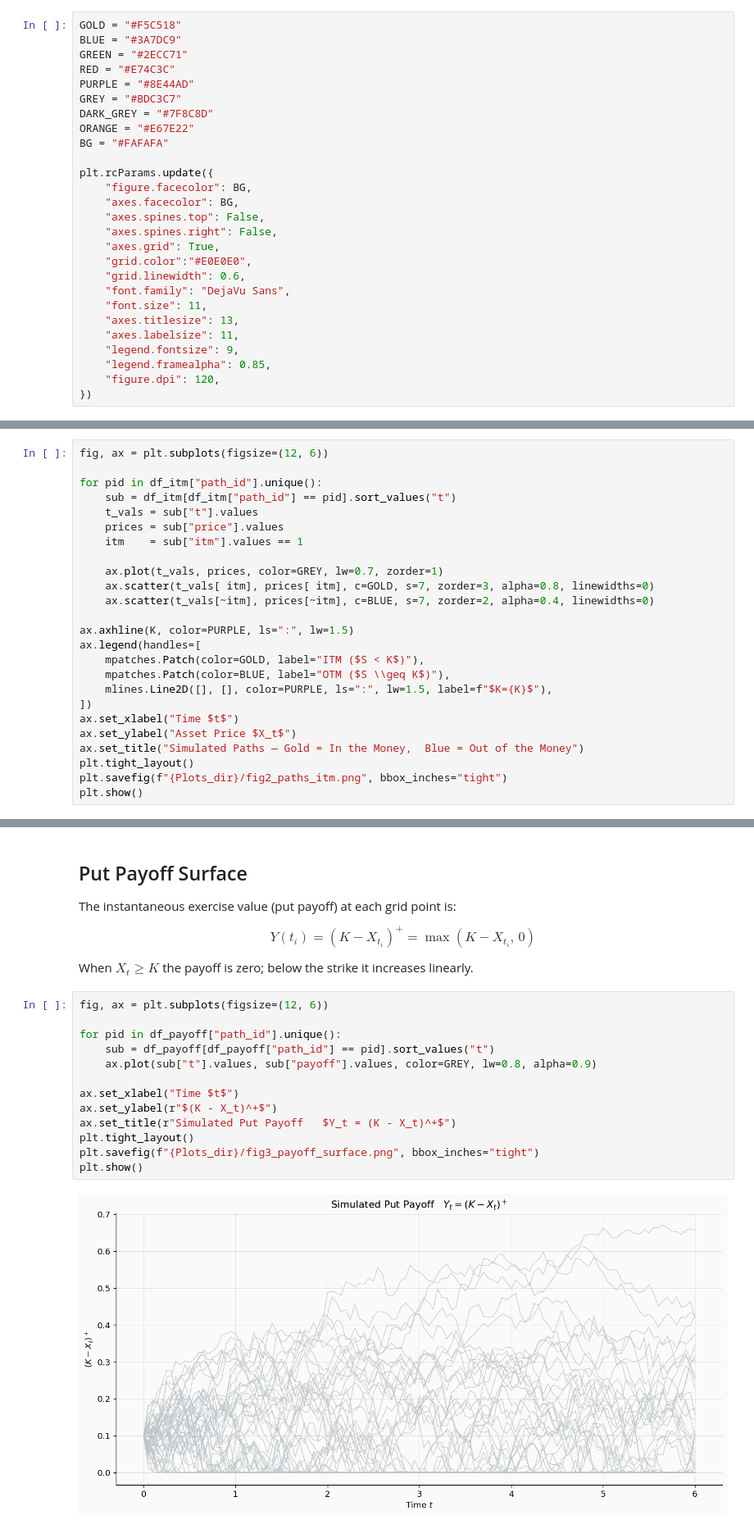
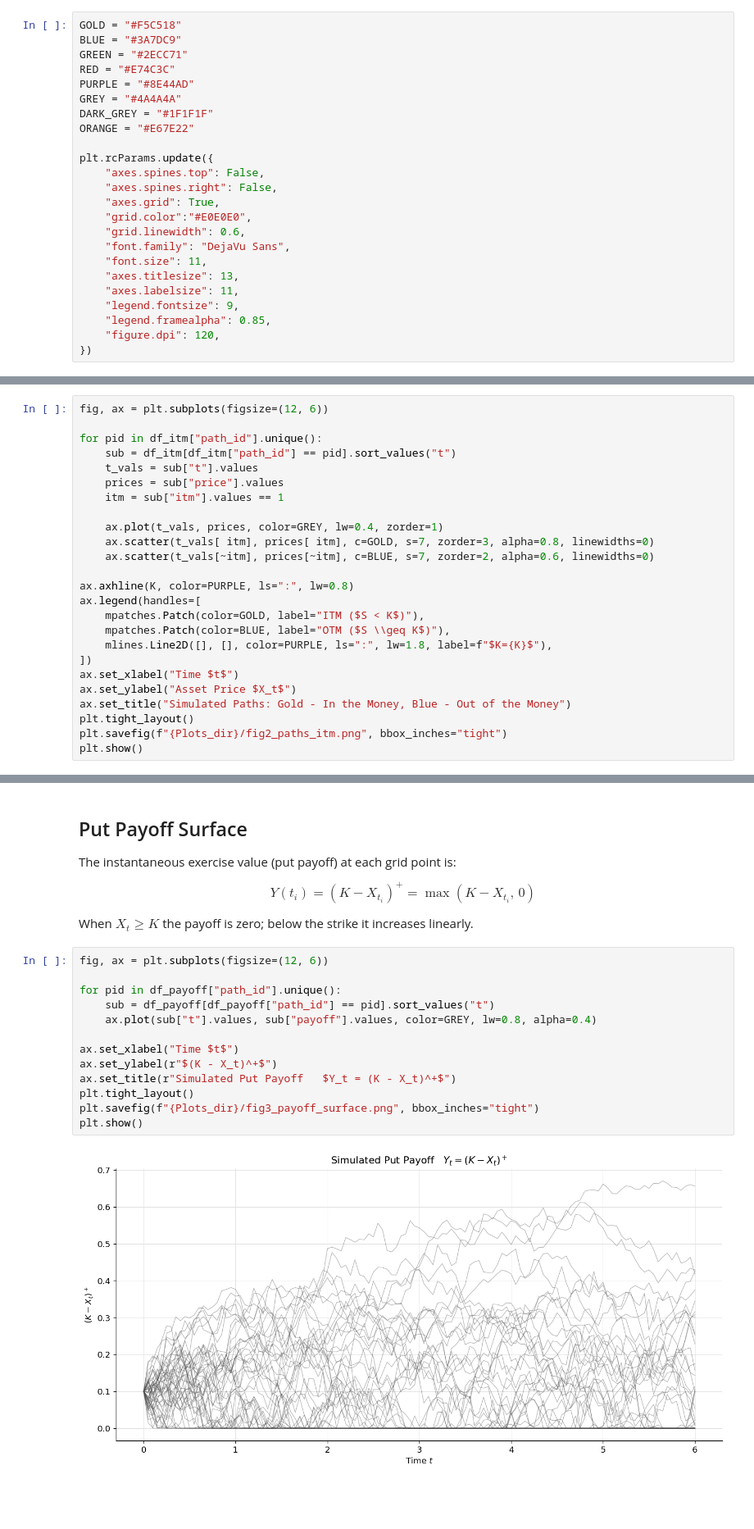
Before and after one commit to Hemasrikar/LSM-pricer, a Jupyter notebook: Analysis_plots.ipynb, the cells around one changed output, grey strips where cells are left out. Shown at 82% size. Saved outputs shown, nothing was run; the diff lists cells and outputs as text; blank space fills up the shorter version.

```diff
--- a/Analysis_plots.ipynb
+++ b/Analysis_plots.ipynb
@@ -36,14 +36,11 @@ BLUE = "#3A7DC9"
 GREEN = "#2ECC71"
 RED = "#E74C3C"
 PURPLE = "#8E44AD"
-GREY = "#BDC3C7"
-DARK_GREY = "#7F8C8D"
+GREY = "#4A4A4A"
+DARK_GREY = "#1F1F1F"
 ORANGE = "#E67E22"
-BG = "#FAFAFA"
 
 plt.rcParams.update({
-    "figure.facecolor": BG,
-    "axes.facecolor": BG,
     "axes.spines.top": False,
     "axes.spines.right": False,
     "axes.grid": True,
@@ -149,21 +146,21 @@ for pid in df_itm["path_id"].unique():
     sub = df_itm[df_itm["path_id"] == pid].sort_values("t")
     t_vals = sub["t"].values
     prices = sub["price"].values
-    itm    = sub["itm"].values == 1
+    itm = sub["itm"].values == 1
 
-    ax.plot(t_vals, prices, color=GREY, lw=0.7, zorder=1)
+    ax.plot(t_vals, prices, color=GREY, lw=0.4, zorder=1)
     ax.scatter(t_vals[ itm], prices[ itm], c=GOLD, s=7, zorder=3, alpha=0.8, linewidths=0)
-    ax.scatter(t_vals[~itm], prices[~itm], c=BLUE, s=7, zorder=2, alpha=0.4, linewidths=0)
+    ax.scatter(t_vals[~itm], prices[~itm], c=BLUE, s=7, zorder=2, alpha=0.6, linewidths=0)
 
-ax.axhline(K, color=PURPLE, ls=":", lw=1.5)
+ax.axhline(K, color=PURPLE, ls=":", lw=0.8)
 ax.legend(handles=[
     mpatches.Patch(color=GOLD, label="ITM ($S < K$)"),
     mpatches.Patch(color=BLUE, label="OTM ($S \\geq K$)"),
-    mlines.Line2D([], [], color=PURPLE, ls=":", lw=1.5, label=f"$K={K}$"),
+    mlines.Line2D([], [], color=PURPLE, ls=":", lw=1.8, label=f"$K={K}$"),
 ])
 ax.set_xlabel("Time $t$")
 ax.set_ylabel("Asset Price $X_t$")
-ax.set_title("Simulated Paths — Gold = In the Money,  Blue = Out of the Money")
+ax.set_title("Simulated Paths: Gold - In the Money, Blue - Out of the Money")
 plt.tight_layout()
 plt.savefig(f"{Plots_dir}/fig2_paths_itm.png", bbox_inches="tight")
 plt.show()
@@ -180,18 +177,18 @@ When $X_t \geq K$ the payoff is zero; below the strike it increases linearly.
 # %%
 fig, ax = plt.subplots(figsize=(12, 6))
 
 for pid in df_payoff["path_id"].unique():
     sub = df_payoff[df_payoff["path_id"] == pid].sort_values("t")
-    ax.plot(sub["t"].values, sub["payoff"].values, color=GREY, lw=0.8, alpha=0.9)
+    ax.plot(sub["t"].values, sub["payoff"].values, color=GREY, lw=0.8, alpha=0.4)
 
 ax.set_xlabel("Time $t$")
 ax.set_ylabel(r"$(K - X_t)^+$")
 ax.set_title(r"Simulated Put Payoff   $Y_t = (K - X_t)^+$")
 plt.tight_layout()
 plt.savefig(f"{Plots_dir}/fig3_payoff_surface.png", bbox_inches="tight")
 plt.show()
 # %% [output]
-[figure, old version]
+[figure, new version]
 # %% [markdown]
 ## Regression Fit at $t_{n-1}$
 
```
Also changed, not shown: parts of 9 cells of this notebook.
